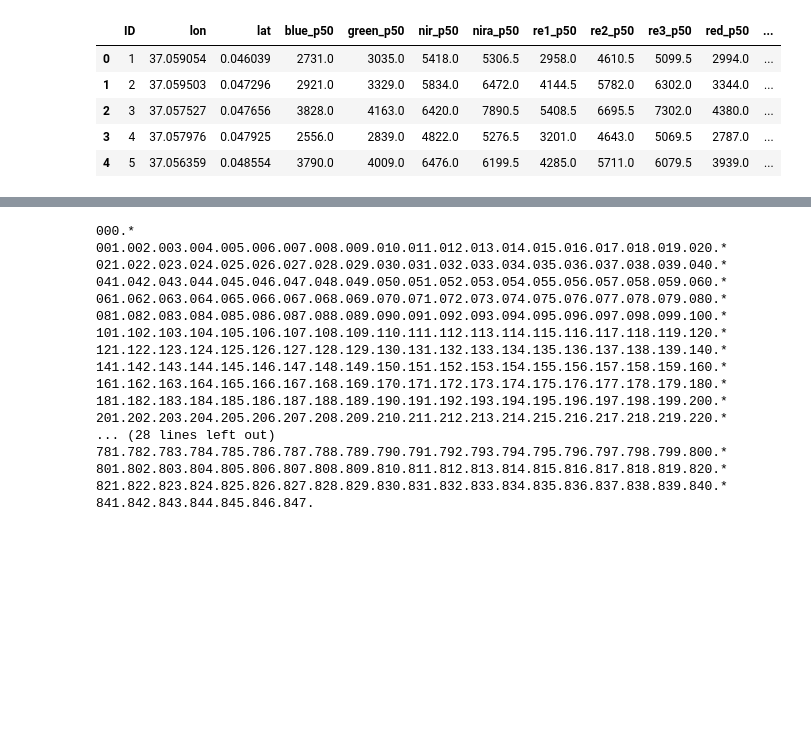
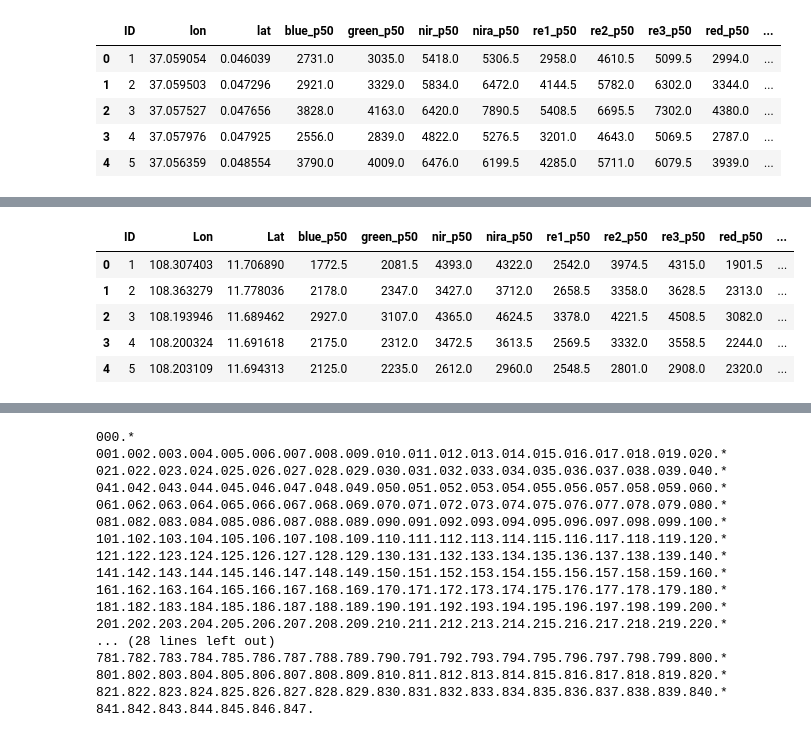
Before and after one commit to sipocz/Zindi_plastic, a Jupyter notebook: Zindi_Plastic_Cover.ipynb, the cells around one changed output, grey strips where cells are left out. Cells and saved outputs as stored; diff of their text form; code cells hidden in the pictures; blank space fills up the shorter version.

```diff
--- a/Zindi_Plastic_Cover.ipynb
+++ b/Zindi_Plastic_Cover.ipynb
@@ -161,3 +182,12 @@ image_generation(df_spain,_image_id_)
 # %%
 df_vnm=pandas.read_csv(_PROJECT_BASE_+_ORIG_+"/VNM_training.csv")
 _image_id_="vnm"
+# %%
+df_vnm.head()
+# %% [output]
+|  | ID | Lon | Lat | blue_p50 | green_p50 | nir_p50 | nira_p50 | re1_p50 | re2_p50 | re3_p50 | red_p50 | ... |
+| 0 | 1 | 108.307403 | 11.706890 | 1772.5 | 2081.5 | 4393.0 | 4322.0 | 2542.0 | 3974.5 | 4315.0 | 1901.5 | ... |
+| 1 | 2 | 108.363279 | 11.778036 | 2178.0 | 2347.0 | 3427.0 | 3712.0 | 2658.5 | 3358.0 | 3628.5 | 2313.0 | ... |
+| 2 | 3 | 108.193946 | 11.689462 | 2927.0 | 3107.0 | 4365.0 | 4624.5 | 3378.0 | 4221.5 | 4508.5 | 3082.0 | ... |
+| 3 | 4 | 108.200324 | 11.691618 | 2175.0 | 2312.0 | 3472.5 | 3613.5 | 2569.5 | 3332.0 | 3558.5 | 2244.0 | ... |
+| 4 | 5 | 108.203109 | 11.694313 | 2125.0 | 2235.0 | 2612.0 | 2960.0 | 2548.5 | 2801.0 | 2908.0 | 2320.0 | ... |
```
Also changed, not shown: parts of 90 cells of this notebook.
